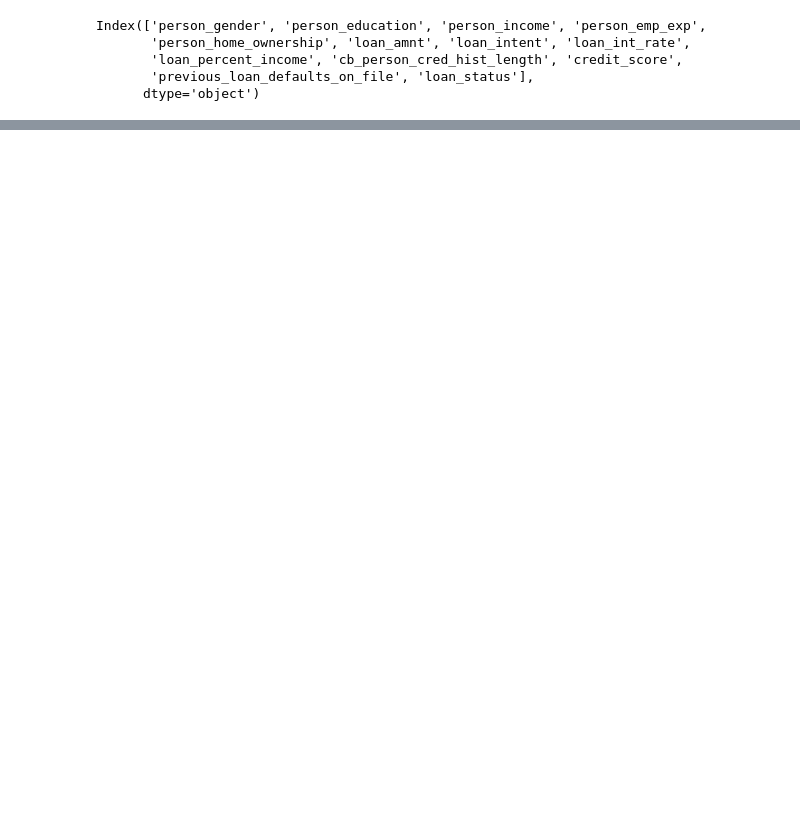
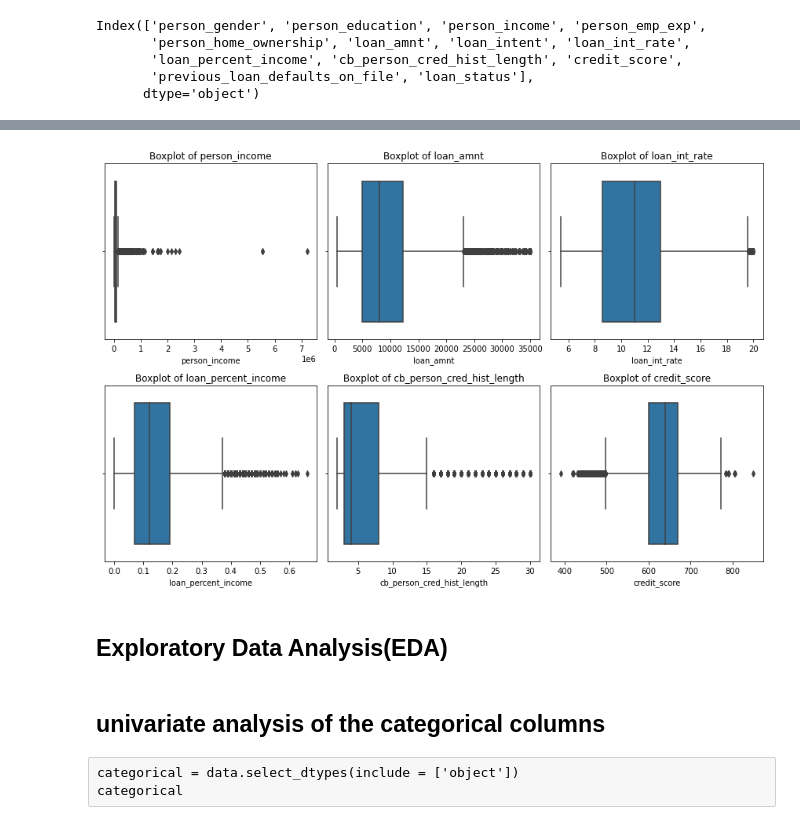
Before and after one commit to Liliankaburo/Loan-approval-project, a Jupyter notebook: loan approval.ipynb, the cells around one changed output, grey strips where cells are left out. Cells and saved outputs as stored; diff of their text form; code cells hidden in the pictures; blank space fills up the shorter version.

Commit message:
visualizations

```diff
--- a/loan approval.ipynb
+++ b/loan approval.ipynb
@@ -158,10 +165,0 @@ Index(['person_gender', 'person_education', 'person_income', 'person_emp_exp',
-# %%
-
-
-# Checking the distribution for numerical columns
-numerical_columns = ['person_income', 'person_emp_exp', 'loan_amnt', 'loan_int_rate', 'loan_percent_income',
-                     'cb_person_cred_hist_length', 'credit_score', 'previous_loan_defaults_on_file']
-for column in numerical_columns:
-    print(f"Distribution for {column}:")
-    print(data[column].describe())
-    print("\n")
@@ -186,17 +165,0 @@ Name: previous_loan_defaults_on_file, dtype: object
-# %%
-
-
-# Visualize the distributions for numerical columns with KDE
-for column in numerical_columns:
-    plt.figure(figsize=(8, 6))
-
-    # Plot histogram
-    sns.histplot(data[column], kde=True, bins=20, edgecolor='black', color= 'green')
-
-    # Customize plot
-    plt.title(f'Distribution of {column}')
-    plt.xlabel(column)
-    plt.ylabel('Frequency')
-
-    # Show plot
-    plt.show()
@@ -211,0 +166,25 @@ for column in numerical_columns:
+# %%
+#using a boxplot
+
+numerical_columns = [
+    'person_income', 'loan_amnt', 'loan_int_rate',
+    'loan_percent_income', 'cb_person_cred_hist_length', 'credit_score'
+]
+
+
+plt.figure(figsize=(12, 8))
+for i, column in enumerate(numerical_columns, 1):
+    plt.subplot(2, 3, i)
+    sns.boxplot(x=data[column])
+    plt.title(f'Boxplot of {column}')
+plt.tight_layout()
+plt.show()
+# %% [output]
+[figure, added]
+# %% [markdown]
+## Exploratory Data Analysis(EDA)
+# %% [markdown]
+## univariate analysis of the categorical columns
+# %% [raw]
+categorical = data.select_dtypes(include = ['object'])
+categorical
```
Also changed, not shown: parts of 18 cells of this notebook.
